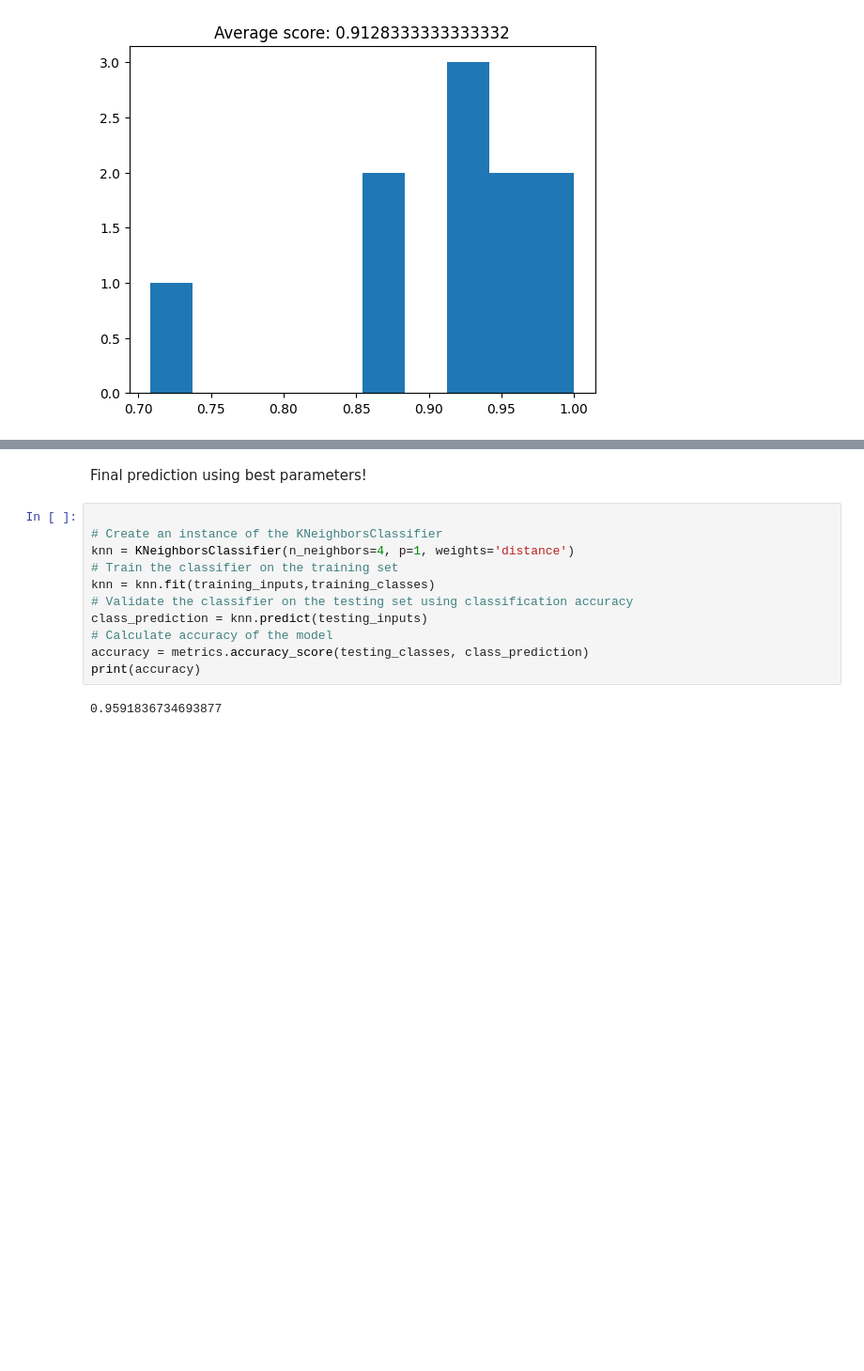
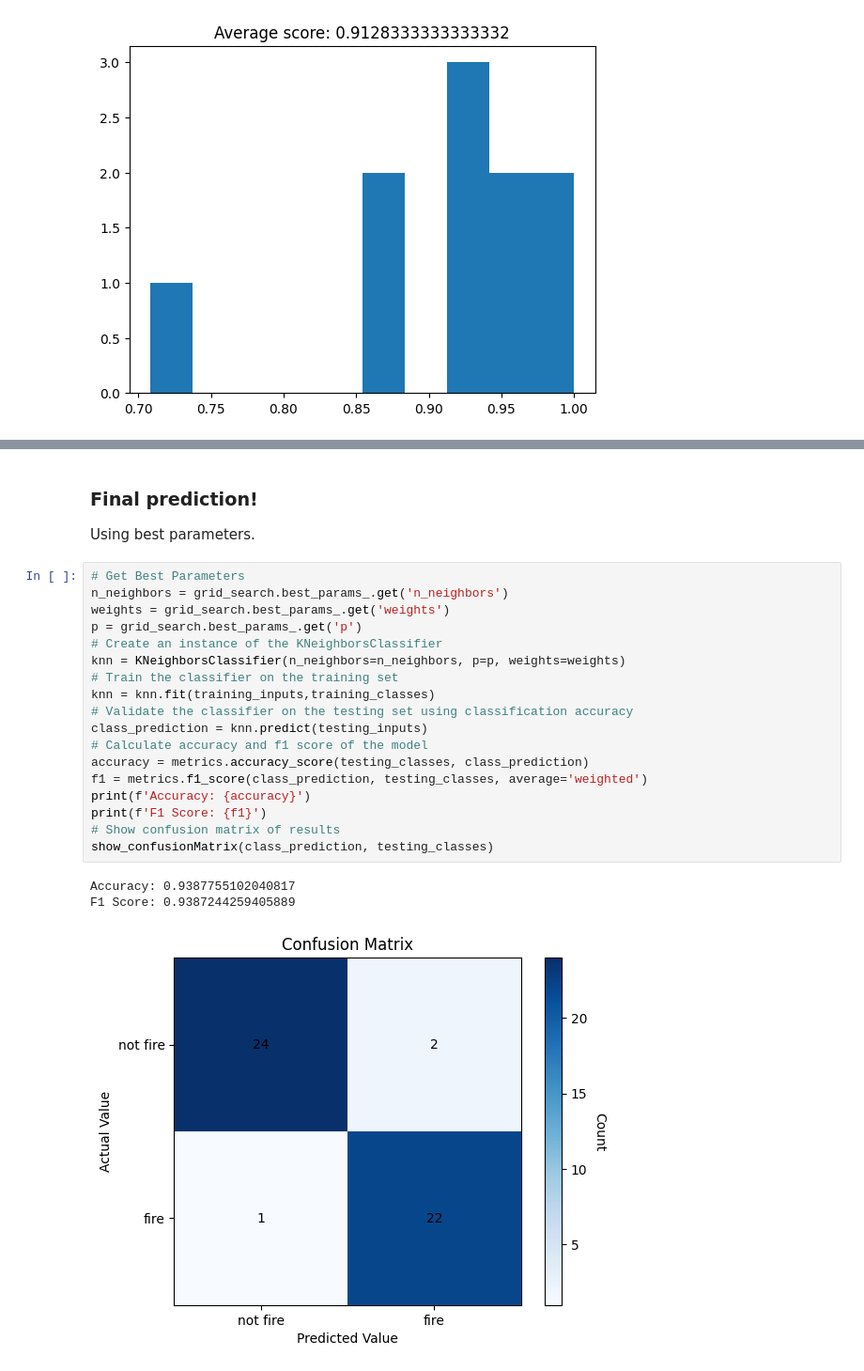
Before and after one commit to tommygomez25/IA, a Jupyter notebook: Projeto2/project.ipynb, the cells around one changed output, grey strips where cells are left out. Shown at 94% size. Cells and saved outputs as stored; diff of their text form; blank space fills up the shorter version.

```diff
--- a/Projeto2/project.ipynb
+++ b/Projeto2/project.ipynb
@@ -341,15 +324,25 @@ Best parameters: {'n_neighbors': 4, 'p': 1, 'weights': 'distance'}
 # %% [markdown]
-Final prediction using best parameters!
+### Final prediction!
+Using best parameters.
 # %%
-
+# Get Best Parameters
+n_neighbors = grid_search.best_params_.get('n_neighbors')
+weights = grid_search.best_params_.get('weights')
+p = grid_search.best_params_.get('p')
 # Create an instance of the KNeighborsClassifier
-knn = KNeighborsClassifier(n_neighbors=4, p=1, weights='distance')
+knn = KNeighborsClassifier(n_neighbors=n_neighbors, p=p, weights=weights)
 # Train the classifier on the training set
 knn = knn.fit(training_inputs,training_classes)
 # Validate the classifier on the testing set using classification accuracy
 class_prediction = knn.predict(testing_inputs)
-# Calculate accuracy of the model
+# Calculate accuracy and f1 score of the model
 accuracy = metrics.accuracy_score(testing_classes, class_prediction)
-print(accuracy)
+f1 = metrics.f1_score(class_prediction, testing_classes, average='weighted')
+print(f'Accuracy: {accuracy}')
+print(f'F1 Score: {f1}')
+# Show confusion matrix of results
+show_confusionMatrix(class_prediction, testing_classes)
 # %% [output]
-0.9591836734693877
+Accuracy: 0.9387755102040817
+F1 Score: 0.9387244259405889
+[figure, added]
```
Also changed, not shown: parts of 11 cells of this notebook.
